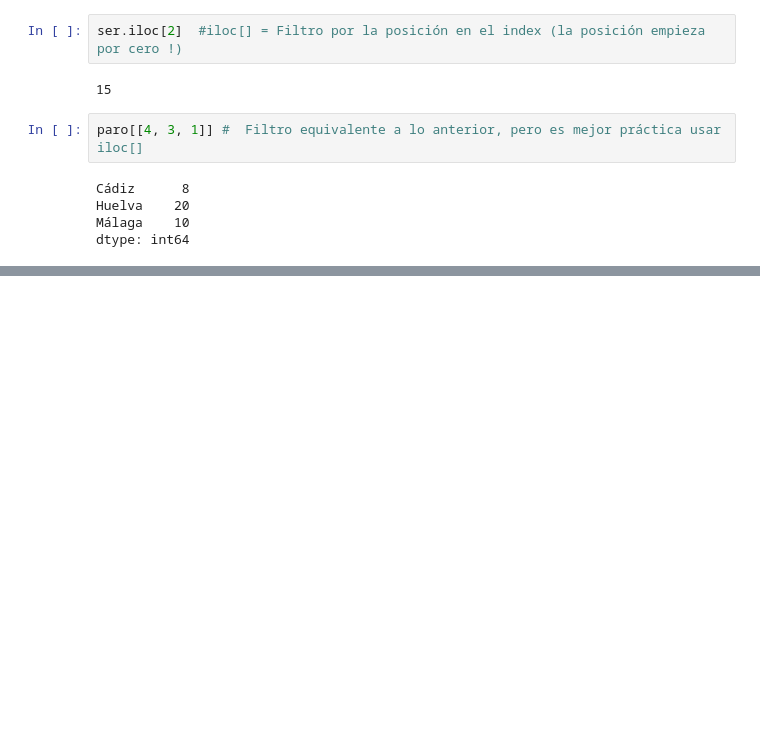
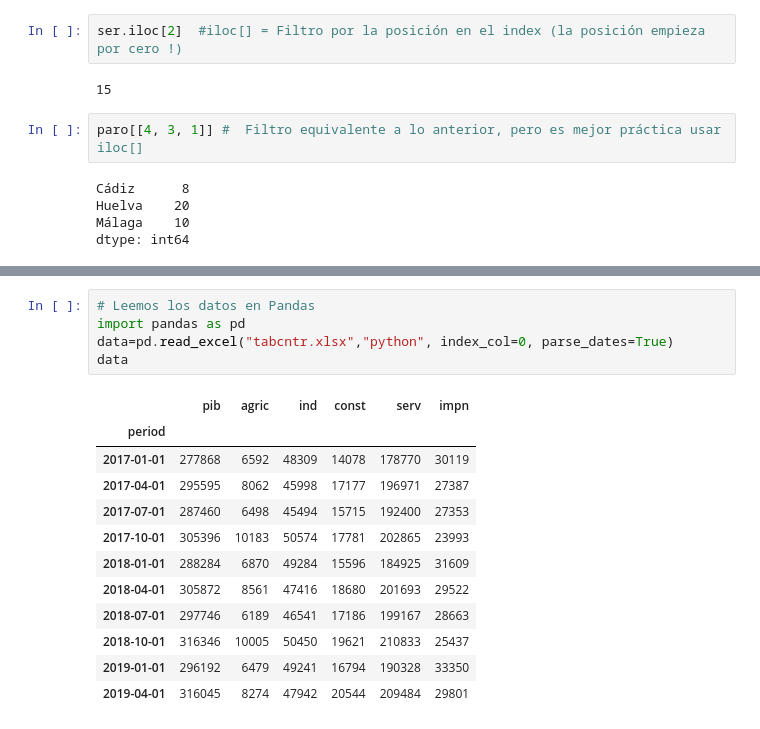
Before and after one commit to otoperalias/Coyuntura, a Jupyter notebook: Clases/Tema2_I.ipynb, the cells around one changed output, grey strips where cells are left out. Drawn from its saved outputs; the diff is of its cells as text; blank space fills up the shorter version.

```diff
--- a/Clases/Tema2_I.ipynb
+++ b/Clases/Tema2_I.ipynb
@@ -547,0 +648,18 @@ dtype: int64
+# %%
+# Leemos los datos en Pandas
+import pandas as pd
+data=pd.read_excel("tabcntr.xlsx","python", index_col=0, parse_dates=True)
+data
+# %% [output]
+|  | pib | agric | ind | const | serv | impn |
+| period |  |  |  |  |  |  |
+| 2017-01-01 | 277868 | 6592 | 48309 | 14078 | 178770 | 30119 |
+| 2017-04-01 | 295595 | 8062 | 45998 | 17177 | 196971 | 27387 |
+| 2017-07-01 | 287460 | 6498 | 45494 | 15715 | 192400 | 27353 |
+| 2017-10-01 | 305396 | 10183 | 50574 | 17781 | 202865 | 23993 |
+| 2018-01-01 | 288284 | 6870 | 49284 | 15596 | 184925 | 31609 |
+| 2018-04-01 | 305872 | 8561 | 47416 | 18680 | 201693 | 29522 |
+| 2018-07-01 | 297746 | 6189 | 46541 | 17186 | 199167 | 28663 |
+| 2018-10-01 | 316346 | 10005 | 50450 | 19621 | 210833 | 25437 |
+| 2019-01-01 | 296192 | 6479 | 49241 | 16794 | 190328 | 33350 |
+| 2019-04-01 | 316045 | 8274 | 47942 | 20544 | 209484 | 29801 |
```
Also changed, not shown: parts of 20 cells of this notebook.
